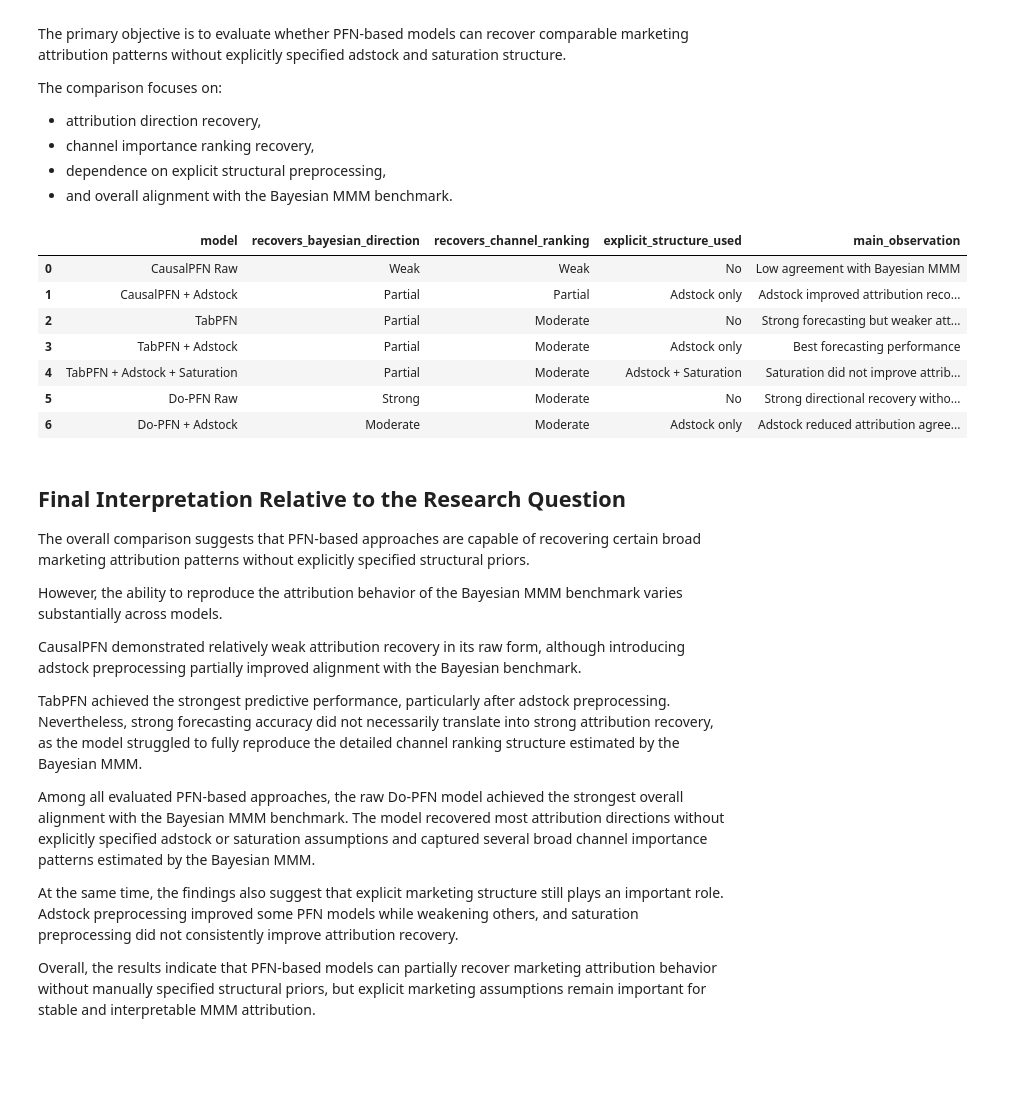
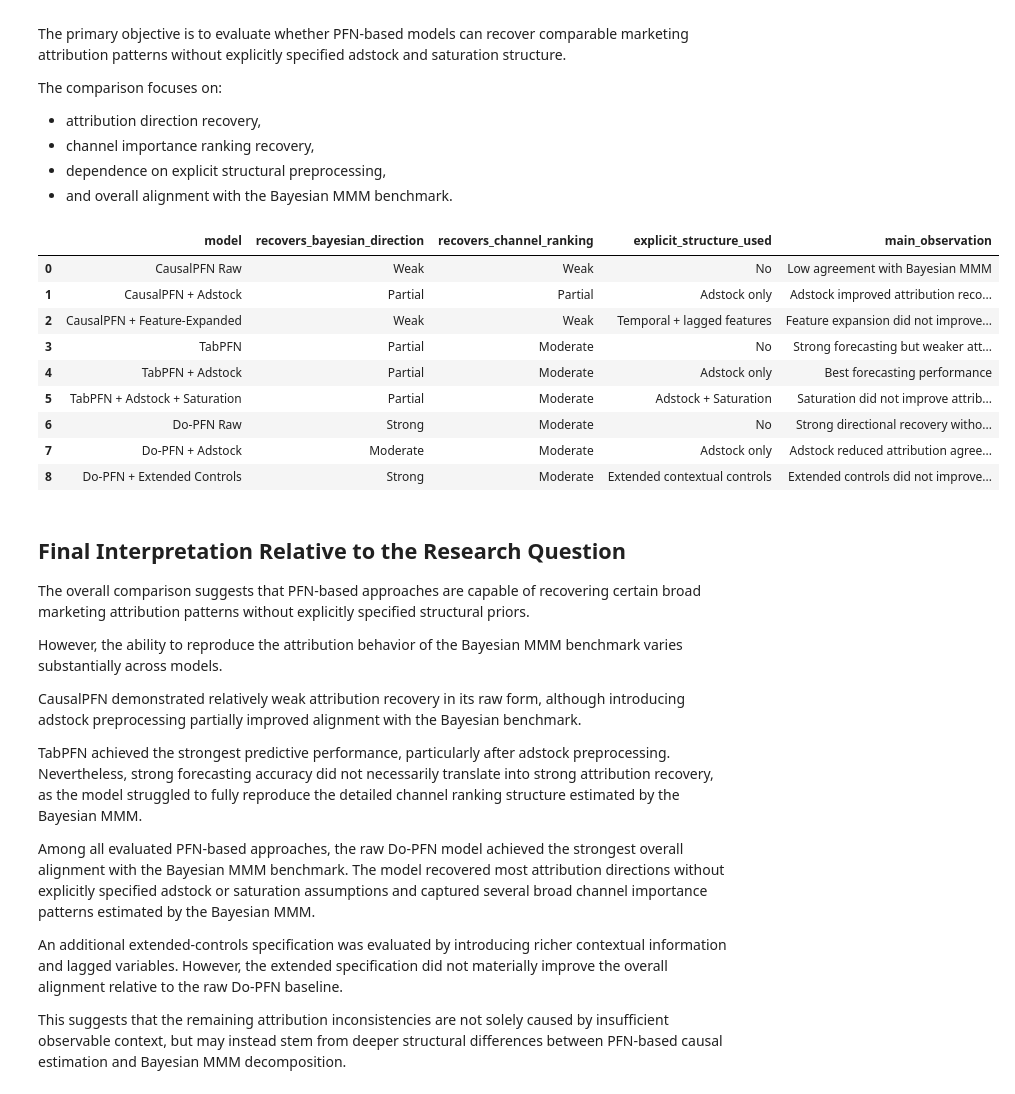
Before and after one commit to ismaelale13/seminar-mmm-pfn, a Jupyter notebook: notebooks/06_comparisons&Summary.ipynb, the cells around one changed output. Drawn from its saved outputs; the diff is of its cells as text; code cells hidden in the pictures; blank space fills up the shorter version.

```diff
--- a/notebooks/06_comparisons&Summary.ipynb
+++ b/notebooks/06_comparisons&Summary.ipynb
@@ -499,64 +528,76 @@ overall_comparison_df = pd.DataFrame({
     "model": [
         "CausalPFN Raw",
         "CausalPFN + Adstock",
+        "CausalPFN + Feature-Expanded",
         "TabPFN",
         "TabPFN + Adstock",
         "TabPFN + Adstock + Saturation",
         "Do-PFN Raw",
-        "Do-PFN + Adstock"
+        "Do-PFN + Adstock",
+        "Do-PFN + Extended Controls"
     ],
 
     "recovers_bayesian_direction": [
         "Weak",
         "Partial",
+        "Weak",
         "Partial",
         "Partial",
         "Partial",
         "Strong",
-        "Moderate"
+        "Moderate",
+        "Strong"
     ],
 
     "recovers_channel_ranking": [
         "Weak",
         "Partial",
+        "Weak",
+        "Moderate",
         "Moderate",
         "Moderate",
         "Moderate",
         "Moderate",
         "Moderate"
     ],
 
     "explicit_structure_used": [
         "No",
         "Adstock only",
+        "Temporal + lagged features",
         "No",
         "Adstock only",
         "Adstock + Saturation",
         "No",
-        "Adstock only"
+        "Adstock only",
+        "Extended contextual controls"
     ],
 
     "main_observation": [
         "Low agreement with Bayesian MMM",
         "Adstock improved attribution recovery",
+        "Feature expansion did not improve attribution recovery",
         "Strong forecasting but weaker attribution recovery",
         "Best forecasting performance",
         "Saturation did not improve attribution recovery",
         "Strong directional recovery without explicit structure",
-        "Adstock reduced attribution agreement"
+        "Adstock reduced attribution agreement",
+        "Extended controls did not improve Do-PFN alignment"
     ]
 })
 
 overall_comparison_df
 # %% [output]
 |  | model | recovers_bayesian_direction | recovers_channel_ranking | explicit_structure_used | main_observation |
 | 0 | CausalPFN Raw | Weak | Weak | No | Low agreement with Bayesian MMM |
 | 1 | CausalPFN + Adstock | Partial | Partial | Adstock only | Adstock improved attribution reco... |
-| 2 | TabPFN | Partial | Moderate | No | Strong forecasting but weaker att... |
-| 3 | TabPFN + Adstock | Partial | Moderate | Adstock only | Best forecasting performance |
-| 4 | TabPFN + Adstock + Saturation | Partial | Moderate | Adstock + Saturation | Saturation did not improve attrib... |
-| 5 | Do-PFN Raw | Strong | Moderate | No | Strong directional recovery witho... |
-| 6 | Do-PFN + Adstock | Moderate | Moderate | Adstock only | Adstock reduced attribution agree... |
+| 2 | CausalPFN + Feature-Expanded | Weak | Weak | Temporal + lagged features | Feature expansion did not improve... |
+| 3 | TabPFN | Partial | Moderate | No | Strong forecasting but weaker att... |
+| 4 | TabPFN + Adstock | Partial | Moderate | Adstock only | Best forecasting performance |
+| 5 | TabPFN + Adstock + Saturation | Partial | Moderate | Adstock + Saturation | Saturation did not improve attrib... |
+| 6 | Do-PFN Raw | Strong | Moderate | No | Strong directional recovery witho... |
+| 7 | Do-PFN + Adstock | Moderate | Moderate | Adstock only | Adstock reduced attribution agree... |
+| 8 | Do-PFN + Extended Controls | Strong | Moderate | Extended contextual controls | Extended controls did not improve... |
 # %% [markdown]
 ## Final Interpretation Relative to the Research Question
 
@@ -570,6 +611,6 @@ TabPFN achieved the strongest predictive performance, particularly after adstock
 
 Among all evaluated PFN-based approaches, the raw Do-PFN model achieved the strongest overall alignment with the Bayesian MMM benchmark. The model recovered most attribution directions without explicitly specified adstock or saturation assumptions and captured several broad channel importance patterns estimated by the Bayesian MMM.
 
-At the same time, the findings also suggest that explicit marketing structure still plays an important role. Adstock preprocessing improved some PFN models while weakening others, and saturation preprocessing did not consistently improve attribution recovery.
+An additional extended-controls specification was evaluated by introducing richer contextual information and lagged variables. However, the extended specification did not materially improve the overall alignment relative to the raw Do-PFN baseline.
 
-Overall, the results indicate that PFN-based models can partially recover marketing attribution behavior without manually specified structural priors, but explicit marketing assumptions remain important for stable and interpretable MMM attribution.
+This suggests that the remaining attribution inconsistencies are not solely caused by insufficient observable context, but may instead stem from deeper structural differences between PFN-based causal estimation and Bayesian MMM decomposition.
```
Also changed, not shown: parts of 4 cells of this notebook.
